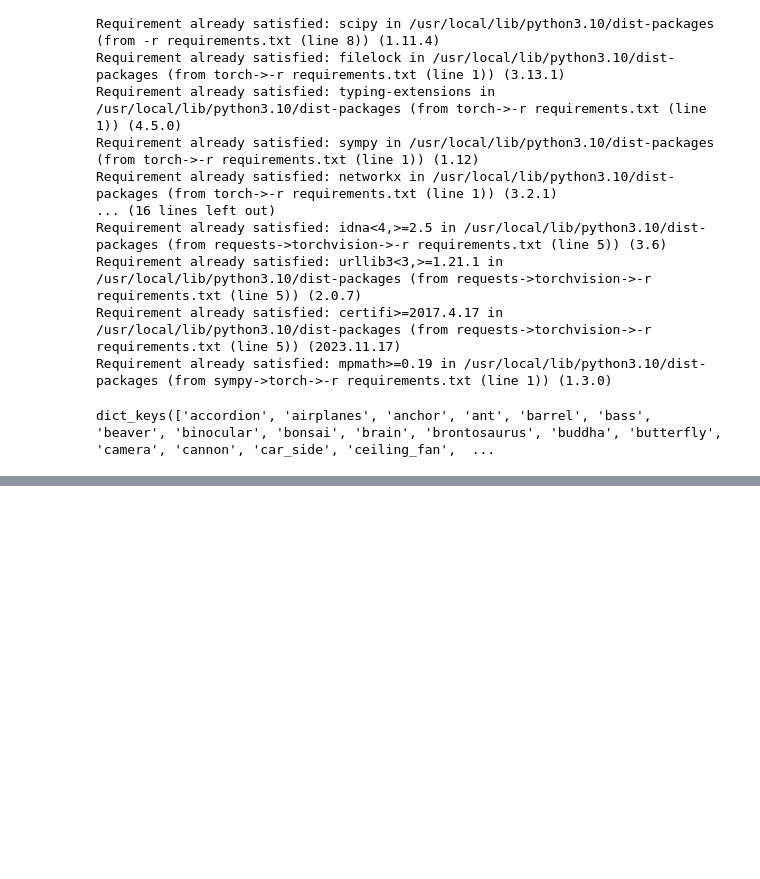
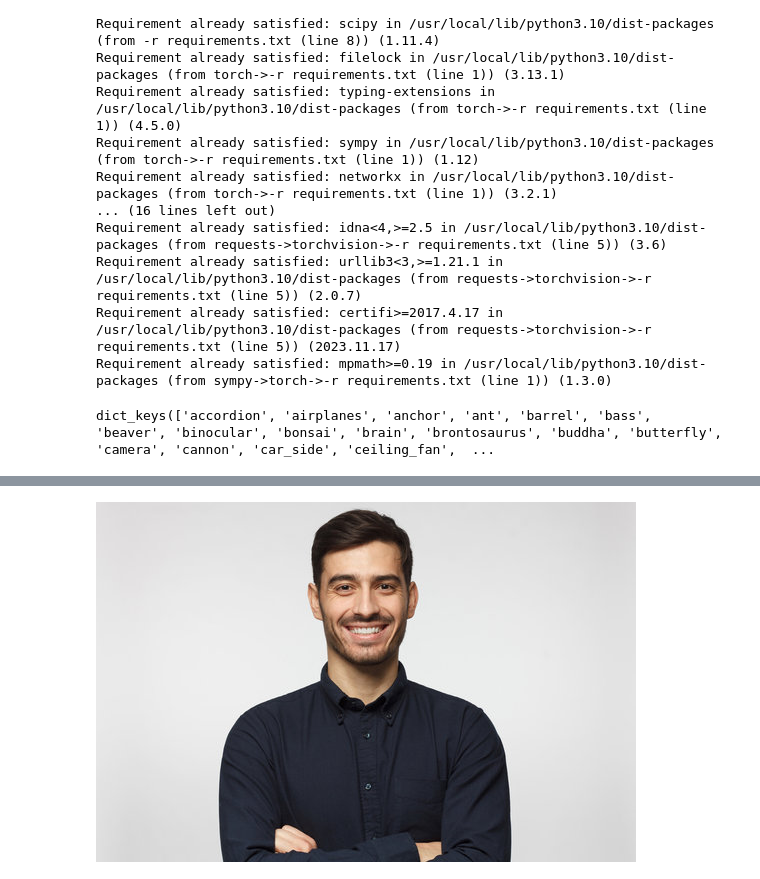
Before and after one commit to asyncdoggo/image-classification-torch, a Jupyter notebook: train.ipynb, the cells around one changed output, grey strips where cells are left out. Cells and saved outputs as stored; diff of their text form; code cells hidden in the pictures; blank space fills up the shorter version.

```diff
--- a/train.ipynb
+++ b/train.ipynb
@@ -414,0 +430,11 @@ tensor([ 22, 103,  18, 110])
+# %%
+import requests
+from io import BytesIO
+url = "https://t3.ftcdn.net/jpg/02/43/12/34/360_F_243123463_zTooub557xEWABDLk0jJklDyLSGl2jrr.jpg"
+r = requests.get(url)
+# %%
+netimg = Image.open(BytesIO(r.content))
+# %%
+netimg
+# %% [output]
+[figure, added]
```
Also changed, not shown: parts of 24 cells of this notebook, 3 other files.
